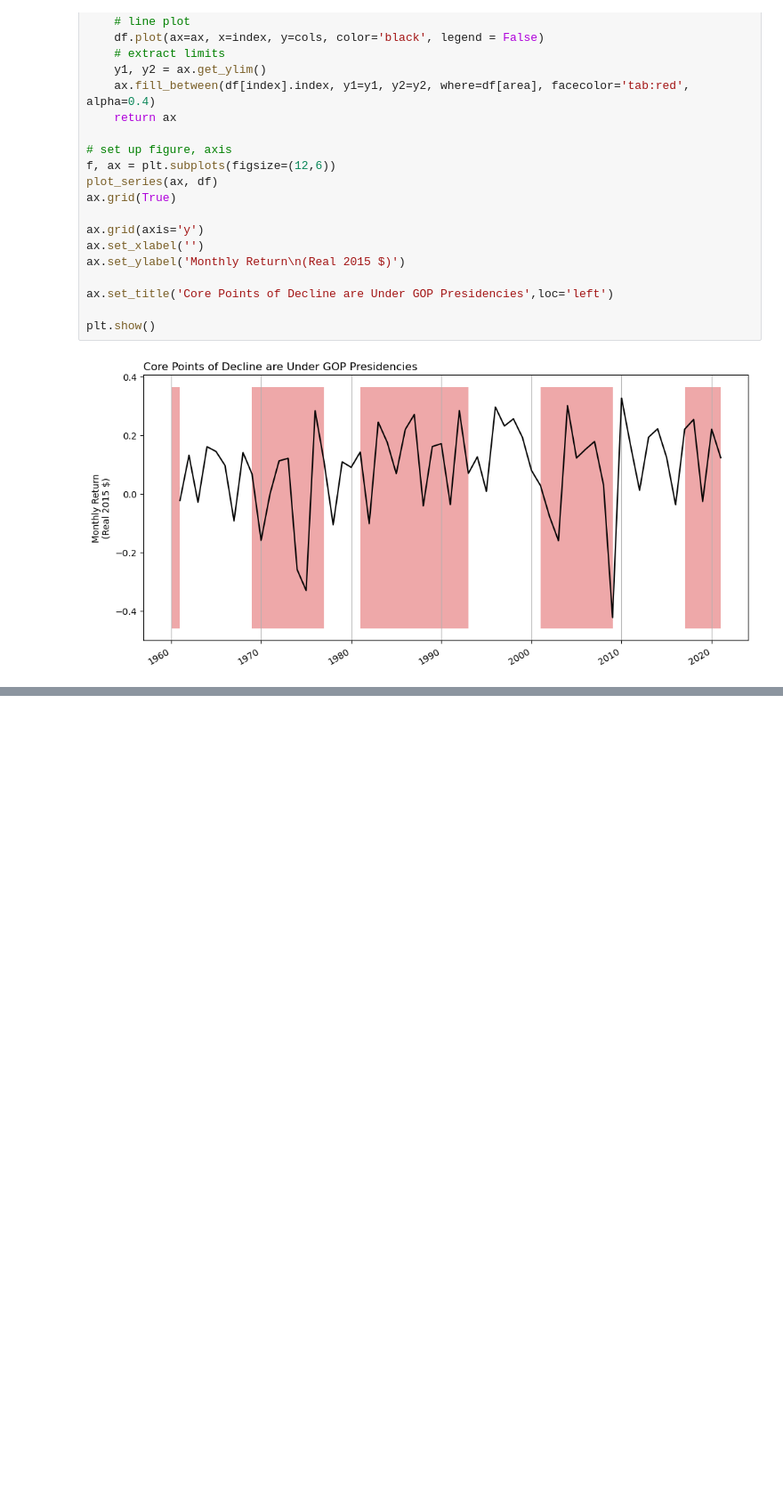
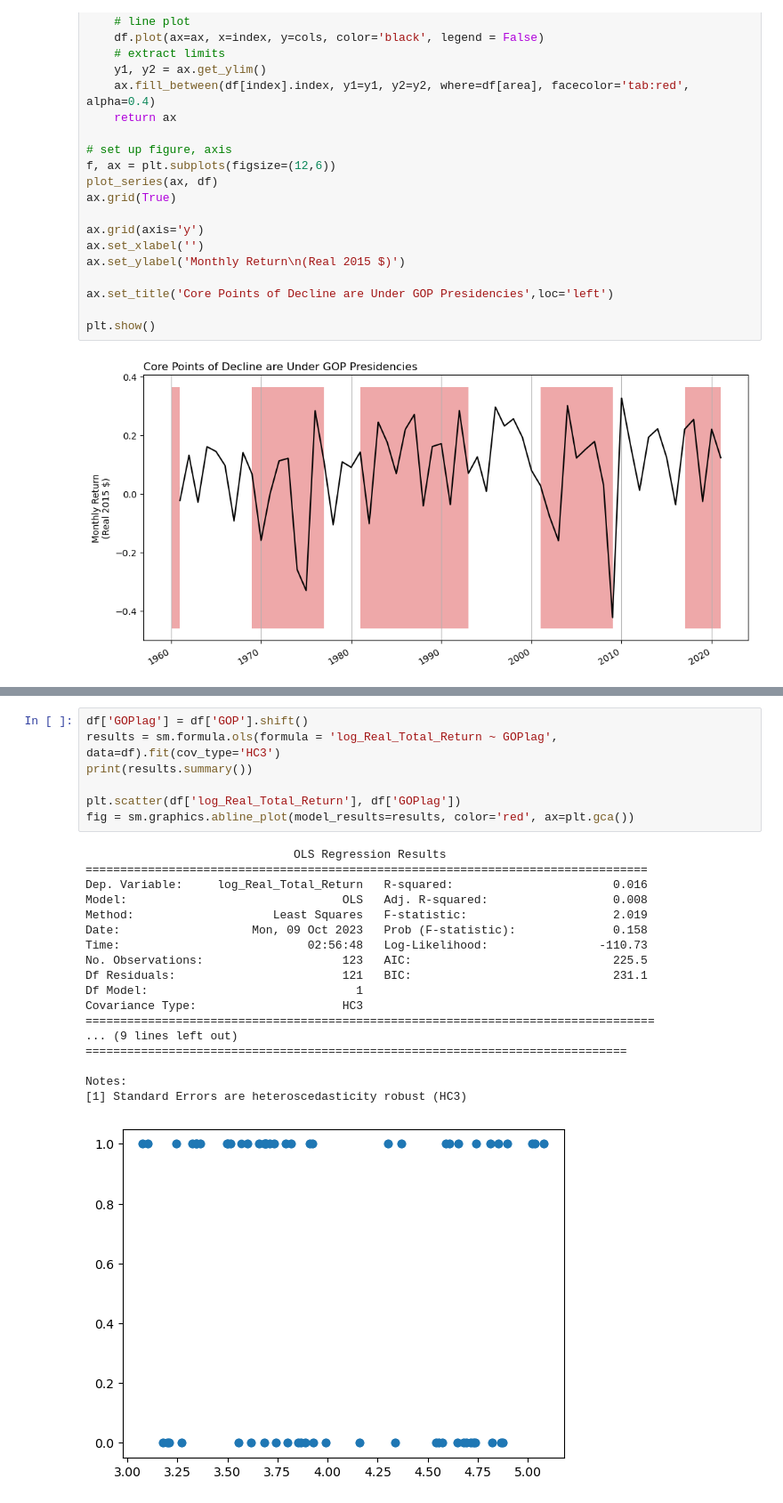
Before and after one commit to llorracc/as.180.369-2023-Fall, a Jupyter notebook: materials/code-demo/ZahnMVStockReturns.ipynb, the cells around one changed output, grey strips where cells are left out. Shown: that part at 89% size. Drawn from its saved outputs; the diff is of its cells as text; blank space fills up the shorter version.

```diff
--- a/materials/code-demo/ZahnMVStockReturns.ipynb
+++ b/materials/code-demo/ZahnMVStockReturns.ipynb
@@ -260,0 +340,26 @@ Notes:
+# %%
+df['GOPlag'] = df['GOP'].shift()
+results = sm.formula.ols(formula = 'log_Real_Total_Return ~ GOPlag', data=df).fit(cov_type='HC3')
+print(results.summary())
+
+plt.scatter(df['log_Real_Total_Return'], df['GOPlag'])
+fig = sm.graphics.abline_plot(model_results=results, color='red', ax=plt.gca())
+# %% [output]
+                              OLS Regression Results
+=================================================================================
+Dep. Variable:     log_Real_Total_Return   R-squared:                       0.016
+Model:                               OLS   Adj. R-squared:                  0.008
+Method:                    Least Squares   F-statistic:                     2.019
+Date:                   Mon, 09 Oct 2023   Prob (F-statistic):              0.158
+Time:                           02:56:48   Log-Likelihood:                -110.73
+No. Observations:                    123   AIC:                             225.5
+Df Residuals:                        121   BIC:                             231.1
+Df Model:                              1
+Covariance Type:                     HC3
+==================================================================================
+... (9 lines left out)
+==============================================================================
+
+Notes:
+[1] Standard Errors are heteroscedasticity robust (HC3)
+[figure, added]
```
Also changed, not shown: parts of 3 cells of this notebook.
